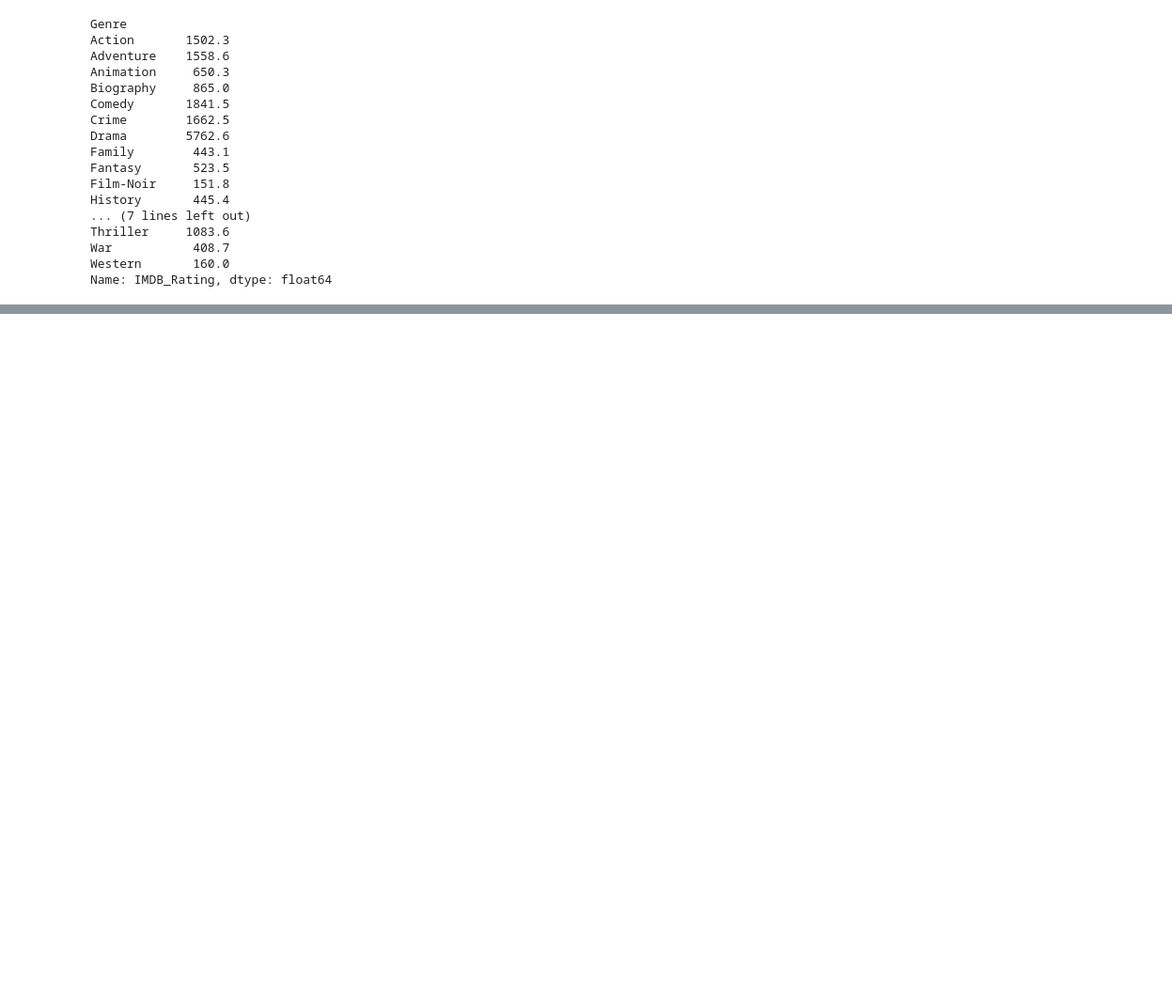
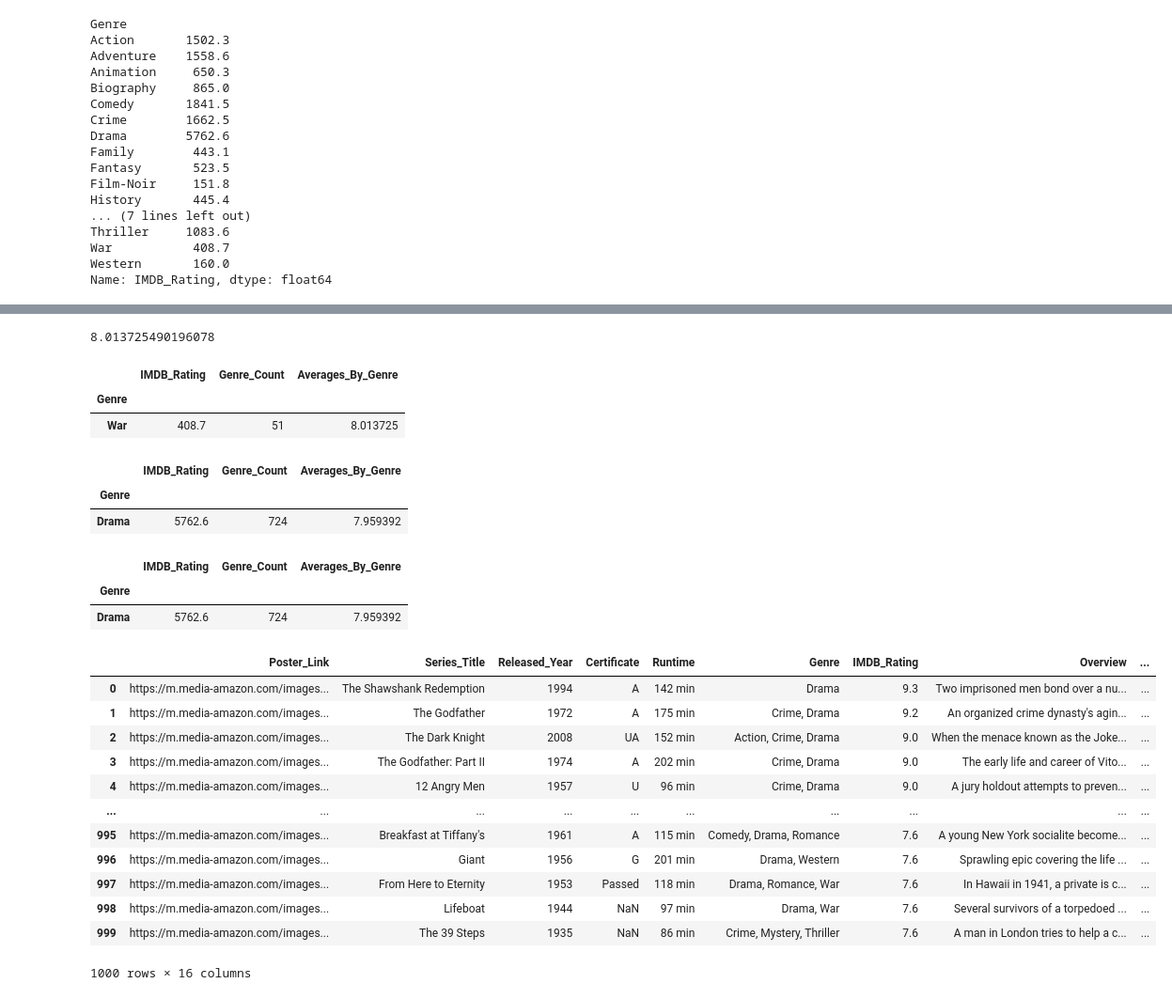
Before and after one commit to saaallyahmed/Mango5, a Jupyter notebook: ee_Top 1000 Movie Analysis.ipynb, the cells around one changed output, grey strips where cells are left out. Shown at 94% size. Drawn from its saved outputs; the diff is of its cells as text; code cells hidden in the pictures; blank space fills up the shorter version.

```diff
--- a/ee_Top 1000 Movie Analysis.ipynb
+++ b/ee_Top 1000 Movie Analysis.ipynb
@@ -119,14 +143,3 @@ Thriller     1083.6
 War           408.7
 Western       160.0
 Name: IMDB_Rating, dtype: float64
-# %%
-#Calculate the number of unique genre in the DataFrame
-genre_count=topmovies_df["Genre"]
-# Calculate the earliest/latest year a movie was released
-earliest_year = topmovies_df["Released_Year"].min()
-latest_year = topmovies_df["Released_Year"].max()
-
-#Calculate the total reviews for the entire dataset
-# Hint: use the pandas' sum() method to get the sum for each row
-topmovies_df['Total Reviews'] = topmovies_df.iloc[:, [6]].sum(axis=1)
-total_reviews = sum(topmovies_df['Total Reviews'])
@@ -142,0 +315,43 @@ summary_df
+# %%
+joined_result['Averages_By_Genre'].max()
+# %% [output]
+8.013725490196078
+# %%
+#Genre with the highest IMDB_Rating Average
+highest_genre=joined_result[ joined_result['Averages_By_Genre'] == joined_result['Averages_By_Genre'].max() ]
+highest_genre
+# %% [output]
+|  | IMDB_Rating | Genre_Count | Averages_By_Genre |
+| Genre |  |  |  |
+| War | 408.7 | 51 | 8.013725 |
+# %%
+#Genre with the highest IMDB_Rating
+highest_rating=joined_result[ joined_result['IMDB_Rating'] == joined_result['IMDB_Rating'].max() ]
+highest_rating
+# %% [output]
+|  | IMDB_Rating | Genre_Count | Averages_By_Genre |
+| Genre |  |  |  |
+| Drama | 5762.6 | 724 | 7.959392 |
+# %%
+Higthest_Genre_Count=joined_result[ joined_result['Genre_Count'] == joined_result['Genre_Count'].max() ]
+Higthest_Genre_Count
+# %% [output]
+|  | IMDB_Rating | Genre_Count | Averages_By_Genre |
+| Genre |  |  |  |
+| Drama | 5762.6 | 724 | 7.959392 |
+# %%
+topmovies_df
+# %% [output]
+|  | Poster_Link | Series_Title | Released_Year | Certificate | Runtime | Genre | IMDB_Rating | Overview | ... |
+| 0 | https://m.media-amazon.com/images... | The Shawshank Redemption | 1994 | A | 142 min | Drama | 9.3 | Two imprisoned men bond over a nu... | ... |
+| 1 | https://m.media-amazon.com/images... | The Godfather | 1972 | A | 175 min | Crime, Drama | 9.2 | An organized crime dynasty's agin... | ... |
+| 2 | https://m.media-amazon.com/images... | The Dark Knight | 2008 | UA | 152 min | Action, Crime, Drama | 9.0 | When the menace known as the Joke... | ... |
+| 3 | https://m.media-amazon.com/images... | The Godfather: Part II | 1974 | A | 202 min | Crime, Drama | 9.0 | The early life and career of Vito... | ... |
+| 4 | https://m.media-amazon.com/images... | 12 Angry Men | 1957 | U | 96 min | Crime, Drama | 9.0 | A jury holdout attempts to preven... | ... |
+| ... | ... | ... | ... | ... | ... | ... | ... | ... | ... |
+| 995 | https://m.media-amazon.com/images... | Breakfast at Tiffany's | 1961 | A | 115 min | Comedy, Drama, Romance | 7.6 | A young New York socialite become... | ... |
+| 996 | https://m.media-amazon.com/images... | Giant | 1956 | G | 201 min | Drama, Western | 7.6 | Sprawling epic covering the life ... | ... |
+| 997 | https://m.media-amazon.com/images... | From Here to Eternity | 1953 | Passed | 118 min | Drama, Romance, War | 7.6 | In Hawaii in 1941, a private is c... | ... |
+| 998 | https://m.media-amazon.com/images... | Lifeboat | 1944 | NaN | 97 min | Drama, War | 7.6 | Several survivors of a torpedoed ... | ... |
+| 999 | https://m.media-amazon.com/images... | The 39 Steps | 1935 | NaN | 86 min | Crime, Mystery, Thriller | 7.6 | A man in London tries to help a c... | ... |
+1000 rows × 16 columns
```
Also changed, not shown: parts of 38 cells of this notebook.
